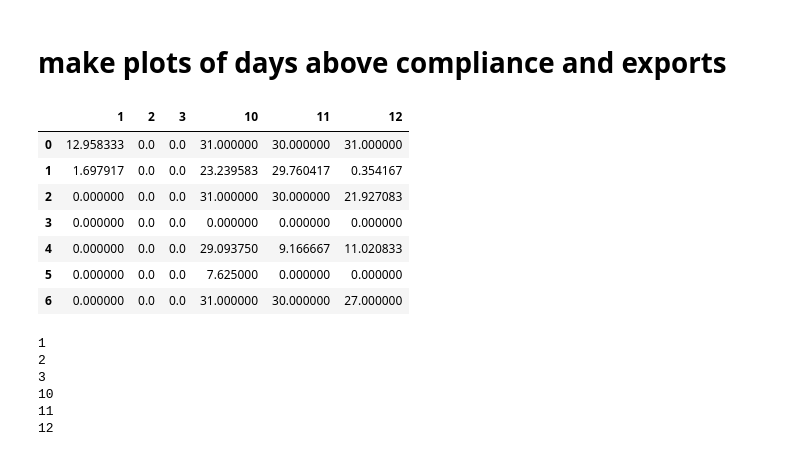
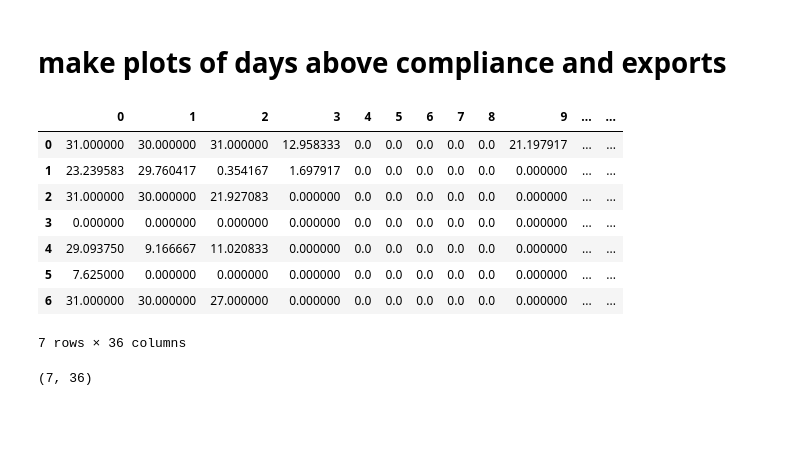
Before and after one commit to jennaisrael/Savio_scratch_back_up, a Jupyter notebook: Plotting/expanse/ch_3/compliance_exports.ipynb, the cells around one changed output. Saved outputs shown, nothing was run; the diff lists cells and outputs as text; code cells hidden in the pictures; blank space fills up the shorter version.

```diff
--- a/Plotting/expanse/ch_3/compliance_exports.ipynb
+++ b/Plotting/expanse/ch_3/compliance_exports.ipynb
@@ -12,26 +12,21 @@ from scipy.stats import kruskal
 # %%
 #first load compliance by month, each row is a station, last row is x2
 sta=['Chipps Island','Emmaton','Jersey Point','Franks Tract','CCWD','CCFB','X2']
-df_compliance1=pd.read_csv('./x2_days_above_compliance_by_month_2026_06_06_baseline.csv')
-df_compliance2=pd.read_csv('./x2_days_above_compliance_by_month_2026_06_06_dcp.csv')
-df_compliance3=pd.read_csv('./x2_days_above_compliance_by_month_2026_06_06_cor.csv')
+df_compliance1=pd.read_csv('./x2_days_above_compliance_by_month_2026_08_23_baseline.csv')
+df_compliance2=pd.read_csv('./x2_days_above_compliance_by_month_2026_08_23_dcp.csv')
+df_compliance3=pd.read_csv('./x2_days_above_compliance_by_month_2026_08_23_cor.csv')
 df_compliance3
 # %% [output]
-|  | 1 | 2 | 3 | 10 | 11 | 12 |
-| 0 | 12.958333 | 0.0 | 0.0 | 31.000000 | 30.000000 | 31.000000 |
-| 1 | 1.697917 | 0.0 | 0.0 | 23.239583 | 29.760417 | 0.354167 |
-| 2 | 0.000000 | 0.0 | 0.0 | 31.000000 | 30.000000 | 21.927083 |
-| 3 | 0.000000 | 0.0 | 0.0 | 0.000000 | 0.000000 | 0.000000 |
-| 4 | 0.000000 | 0.0 | 0.0 | 29.093750 | 9.166667 | 11.020833 |
-| 5 | 0.000000 | 0.0 | 0.0 | 7.625000 | 0.000000 | 0.000000 |
-| 6 | 0.000000 | 0.0 | 0.0 | 31.000000 | 30.000000 | 27.000000 |
+|  | 0 | 1 | 2 | 3 | 4 | 5 | 6 | 7 | 8 | 9 | ... | ... |
+| 0 | 31.000000 | 30.000000 | 31.000000 | 12.958333 | 0.0 | 0.0 | 0.0 | 0.0 | 0.0 | 21.197917 | ... | ... |
+| 1 | 23.239583 | 29.760417 | 0.354167 | 1.697917 | 0.0 | 0.0 | 0.0 | 0.0 | 0.0 | 0.000000 | ... | ... |
+| 2 | 31.000000 | 30.000000 | 21.927083 | 0.000000 | 0.0 | 0.0 | 0.0 | 0.0 | 0.0 | 0.000000 | ... | ... |
+| 3 | 0.000000 | 0.000000 | 0.000000 | 0.000000 | 0.0 | 0.0 | 0.0 | 0.0 | 0.0 | 0.000000 | ... | ... |
+| 4 | 29.093750 | 9.166667 | 11.020833 | 0.000000 | 0.0 | 0.0 | 0.0 | 0.0 | 0.0 | 0.000000 | ... | ... |
+| 5 | 7.625000 | 0.000000 | 0.000000 | 0.000000 | 0.0 | 0.0 | 0.0 | 0.0 | 0.0 | 0.000000 | ... | ... |
+| 6 | 31.000000 | 30.000000 | 27.000000 | 0.000000 | 0.0 | 0.0 | 0.0 | 0.0 | 0.0 | 0.000000 | ... | ... |
+7 rows × 36 columns
-# %%
-for c in df_compliance1.columns:
-    print(c)
-# %% [output]
-1
-2
-3
-10
-11
-12
+# %%
+df_compliance1.shape
+# %% [output]
+(7, 36)
```
Also changed, not shown: parts of 9 cells of this notebook, 1 other file.
